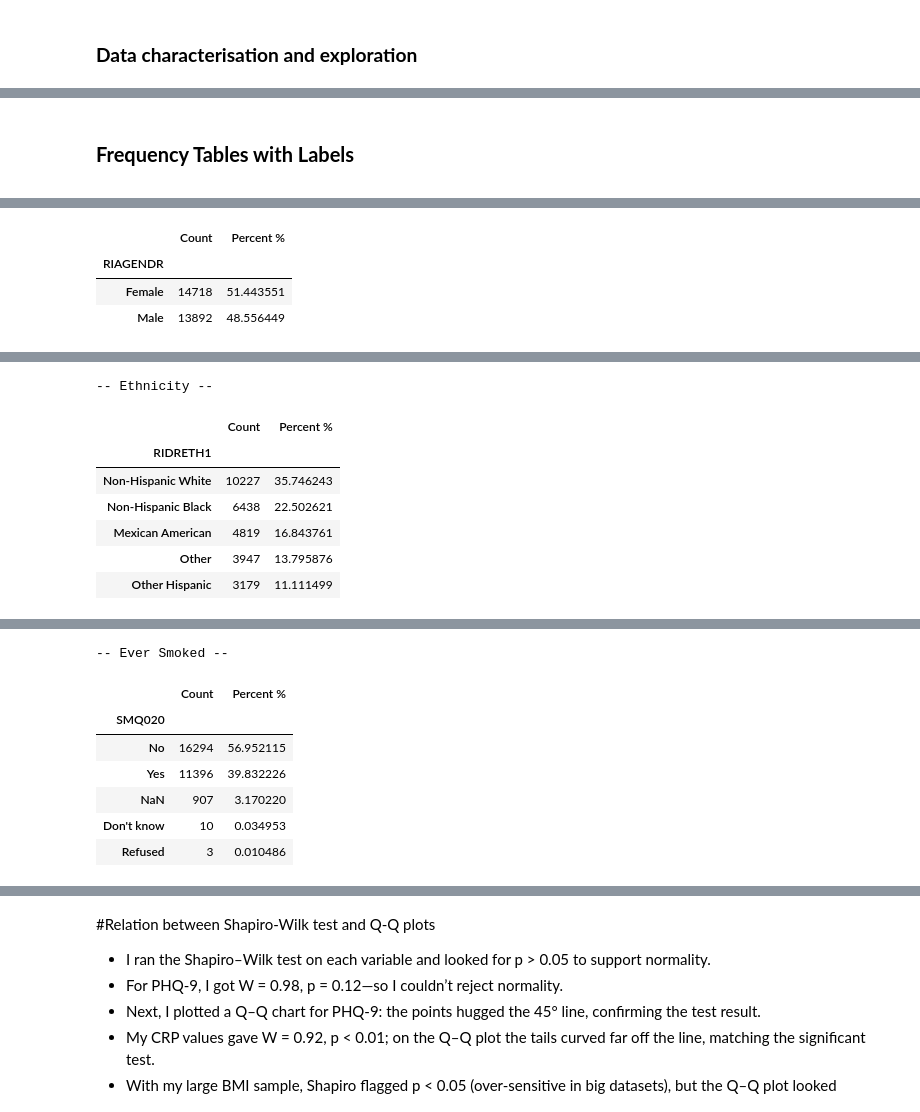
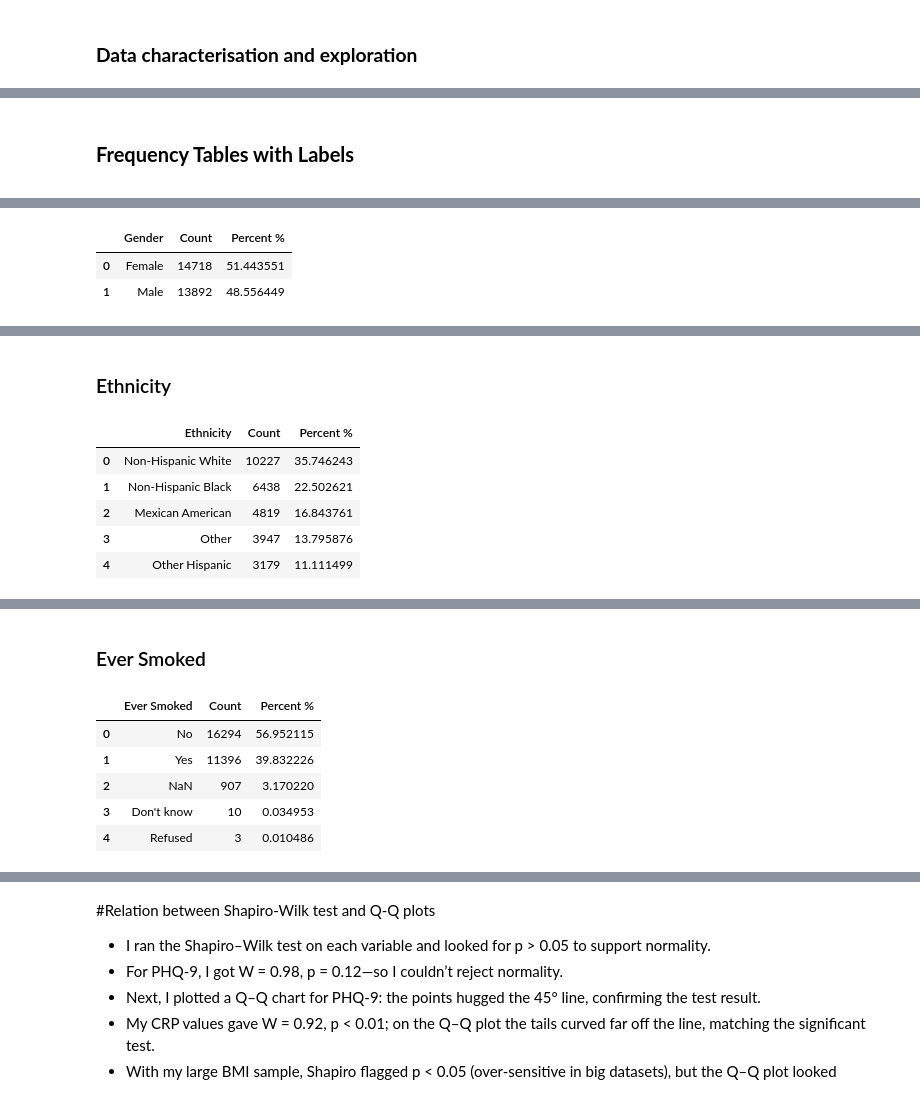
Before and after one commit to yyasminhz/rahh, a Jupyter notebook: finalised_for_presentation.ipynb, the cells around one changed output, grey strips where cells are left out. Cells and saved outputs as stored; diff of their text form; code cells hidden in the pictures.

```diff
--- a/finalised_for_presentation.ipynb
+++ b/finalised_for_presentation.ipynb
@@ -344,31 +391,42 @@ Continuous Variables Descriptive Stats after Cleaning (including Skewness & Kurt
 # %%
 # Frequency Tables for Categorical Variables with Labels
 # Include RIAGENDR (Gender), RIDRETH1 (Ethnicity), SMQ020 (EverSmoked), and ActivityLevel
+
 smoke100_map = {1: 'Yes', 2: 'No', 7: 'Refused', 9: "Don't know"}
-gender_map   = {1: 'Male',           2: 'Female'}
-race_map     = {1: 'Mexican American', 2: 'Other Hispanic',
-                3: 'Non-Hispanic White',4: 'Non-Hispanic Black',5: 'Other'}
+gender_map   = {1: 'Male', 2: 'Female'}
+race_map     = {
+    1: 'Mexican American',
+    2: 'Other Hispanic',
+    3: 'Non-Hispanic White',
+    4: 'Non-Hispanic Black',
+    5: 'Other'
+}
 
 cat_vars = ['RIAGENDR', 'RIDRETH1', 'SMQ020', 'ActivityLevel']
+
 display(HTML('<h2 style="font-size:20px; font-weight:bold; margin-bottom:12px;">Frequency Tables with Labels</h2>'))
-display(HTML("<br><br>"))
 for var in cat_vars:
+    # Map codes to labels
     if var == 'RIAGENDR':
-        series = df_all[var].map(gender_map)
-        label  = 'Gender'
+        series = df_all[var].map(gender_map);   label = 'Gender'
     elif var == 'RIDRETH1':
-        series = df_all[var].map(race_map)
-        label  = 'Ethnicity'
+        series = df_all[var].map(race_map);     label = 'Ethnicity'
     elif var == 'SMQ020':
-        series = df_all[var].map(smoke100_map)
-        label  = 'Ever Smoked'
-    else:  # ActivityLevel
-        series = df_all['ActivityLevel']
-        label  = 'ActivityLevel'
-    freq = series.value_counts(dropna=False).to_frame('Count')
+        series = df_all[var].map(smoke100_map); label = 'Ever Smoked'
+    else:
+        series = df_all['ActivityLevel'];       label = 'Activity Level'
+
+    # Build a flat DataFrame
+    freq = (
+        series
+        .value_counts(dropna=False)
+        .rename_axis(label)            # name the index axis
+        .to_frame('Count')
+        .reset_index()                 # turn the index into a column
+    )
     freq['Percent %'] = freq['Count'] / len(df_all) * 100
-    print(f"-- {label} --")
+
+    display(HTML(f"<h3 style='margin-top:20px;'>{label}</h3>"))
     display(freq)
-    display(HTML("<br><br>"))
 # %% [output]
 Frequency Tables with Labels
@@ -377,4 +434,3 @@ Frequency Tables with Labels
-|  | Count | Percent % |
-| RIAGENDR |  |  |
-| Female | 14718 | 51.443551 |
-| Male | 13892 | 48.556449 |
+|  | Gender | Count | Percent % |
+| 0 | Female | 14718 | 51.443551 |
+| 1 | Male | 13892 | 48.556449 |
@@ -382,8 +437,7 @@ Frequency Tables with Labels
--- Ethnicity --
+Ethnicity
-|  | Count | Percent % |
-| RIDRETH1 |  |  |
-| Non-Hispanic White | 10227 | 35.746243 |
-| Non-Hispanic Black | 6438 | 22.502621 |
-| Mexican American | 4819 | 16.843761 |
-| Other | 3947 | 13.795876 |
-| Other Hispanic | 3179 | 11.111499 |
+|  | Ethnicity | Count | Percent % |
+| 0 | Non-Hispanic White | 10227 | 35.746243 |
+| 1 | Non-Hispanic Black | 6438 | 22.502621 |
+| 2 | Mexican American | 4819 | 16.843761 |
+| 3 | Other | 3947 | 13.795876 |
+| 4 | Other Hispanic | 3179 | 11.111499 |
@@ -391,8 +444,7 @@ Frequency Tables with Labels
--- Ever Smoked --
+Ever Smoked
-|  | Count | Percent % |
-| SMQ020 |  |  |
-| No | 16294 | 56.952115 |
-| Yes | 11396 | 39.832226 |
-| NaN | 907 | 3.170220 |
-| Don't know | 10 | 0.034953 |
-| Refused | 3 | 0.010486 |
+|  | Ever Smoked | Count | Percent % |
+| 0 | No | 16294 | 56.952115 |
+| 1 | Yes | 11396 | 39.832226 |
+| 2 | NaN | 907 | 3.170220 |
+| 3 | Don't know | 10 | 0.034953 |
+| 4 | Refused | 3 | 0.010486 |
```
Also changed, not shown: parts of 26 cells of this notebook.
